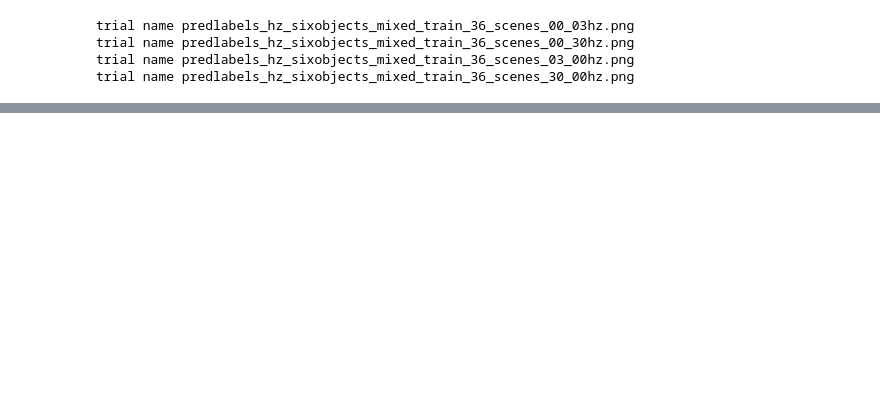
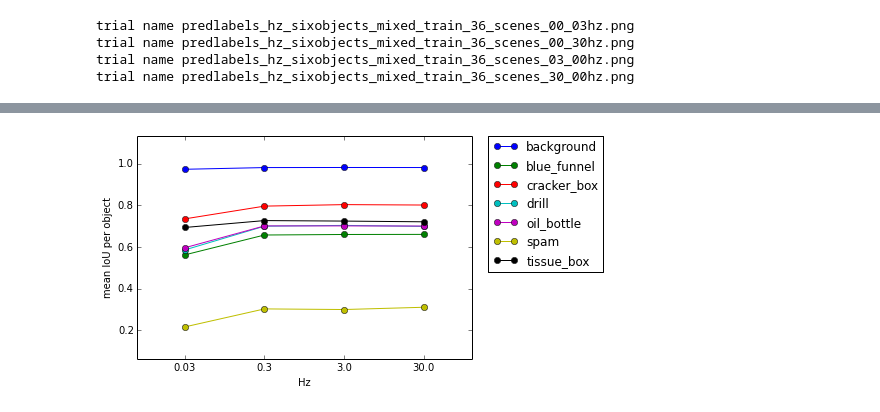
Before and after one commit to RobotLocomotion/spartan, a Jupyter notebook: src/CorlDev/experiments/hz_experiment_figures.ipynb, the cells around one changed output, grey strips where cells are left out. Saved outputs shown, nothing was run; the diff lists cells and outputs as text; code cells hidden in the pictures; blank space fills up the shorter version.

```diff
--- a/src/CorlDev/experiments/hz_experiment_figures.ipynb
+++ b/src/CorlDev/experiments/hz_experiment_figures.ipynb
@@ -56,0 +57,17 @@ plt.show()
+# %%
+my_x_axis = [1, 2, 3, 4]
+
+for object_name, val in sorted(ious_by_label.iteritems()):
+    plt.plot(my_x_axis, val, 'o-', label=object_name)
+    #plt.errorbar(x_axis, val, std_by_label[object_name])
+
+labels = ["0.03", "0.3", "3.0", "30.0"]
+labels_top = [4, 40, 400, 4000]
+plt.xticks(my_x_axis, labels)
+plt.xlabel("Hz")
+plt.ylabel("mean IoU per object")
+plt.margins(0.2)
+plt.legend(bbox_to_anchor=(1.05, 1), loc=2, borderaxespad=0.)
+plt.show()
+# %% [output]
+[figure, added]
```
Also changed, not shown: parts of 2 cells of this notebook, 1 other file.
